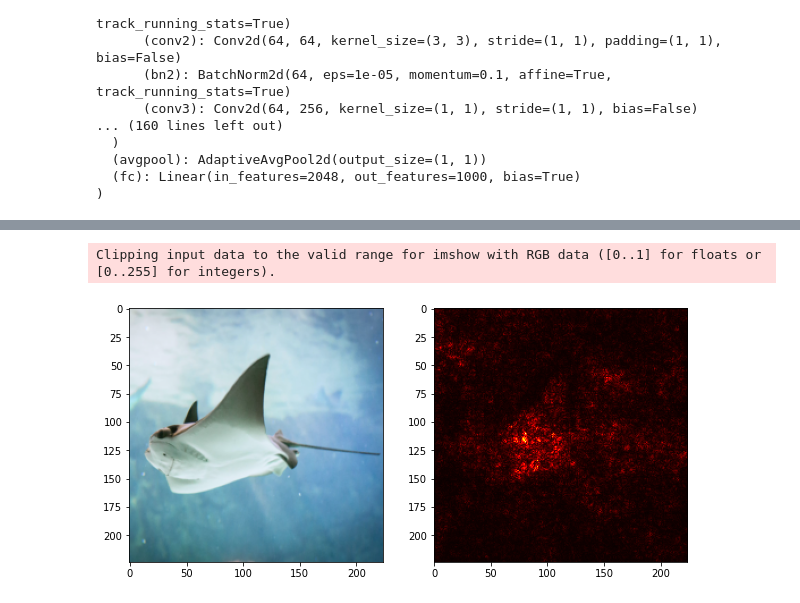
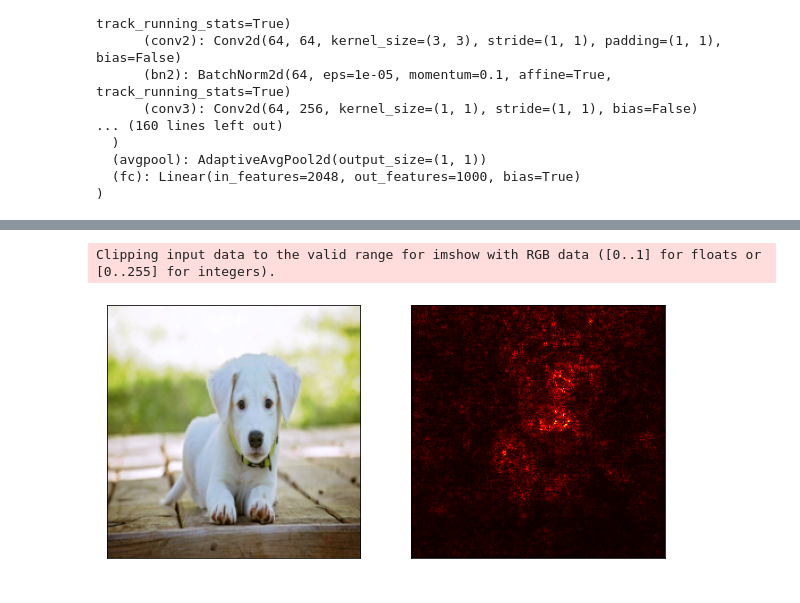
Before and after one commit to sunnynevarekar/pytorch-saliency-maps, a Jupyter notebook: Saliency_maps_in_pytorch.ipynb, the cells around one changed output, grey strips where cells are left out. Drawn from its saved outputs; the diff is of its cells as text; code cells hidden in the pictures.

Commit message:
load images from directory

```diff
--- a/Saliency_maps_in_pytorch.ipynb
+++ b/Saliency_maps_in_pytorch.ipynb
@@ -83,6 +83,10 @@ def saliency(img, model):
     plt.figure(figsize=(10, 10))
     plt.subplot(1, 2, 1)
     plt.imshow(np.transpose(input_img.detach().numpy(), (1, 2, 0)))
+    plt.xticks([])
+    plt.yticks([])
     plt.subplot(1, 2, 2)
     plt.imshow(slc.numpy(), cmap=plt.cm.hot)
+    plt.xticks([])
+    plt.yticks([])
     plt.show()
@@ -102,7 +95,6 @@ sting.jpg           100%[===================>]  45.41K  --.-KB/s    in 0.007s
 # %%
-from PIL import Image
-img = Image.open('sting.jpg').convert('RGB')
+img = Image.open('images/puppy.jpg').convert('RGB')
 saliency(img, model)
 # %% [output]
 Clipping input data to the valid range for imshow with RGB data ([0..1] for floats or [0..255] for integers).
-[figure, old version]
+[figure, new version]
```
Also changed, not shown: parts of 6 cells of this notebook.
